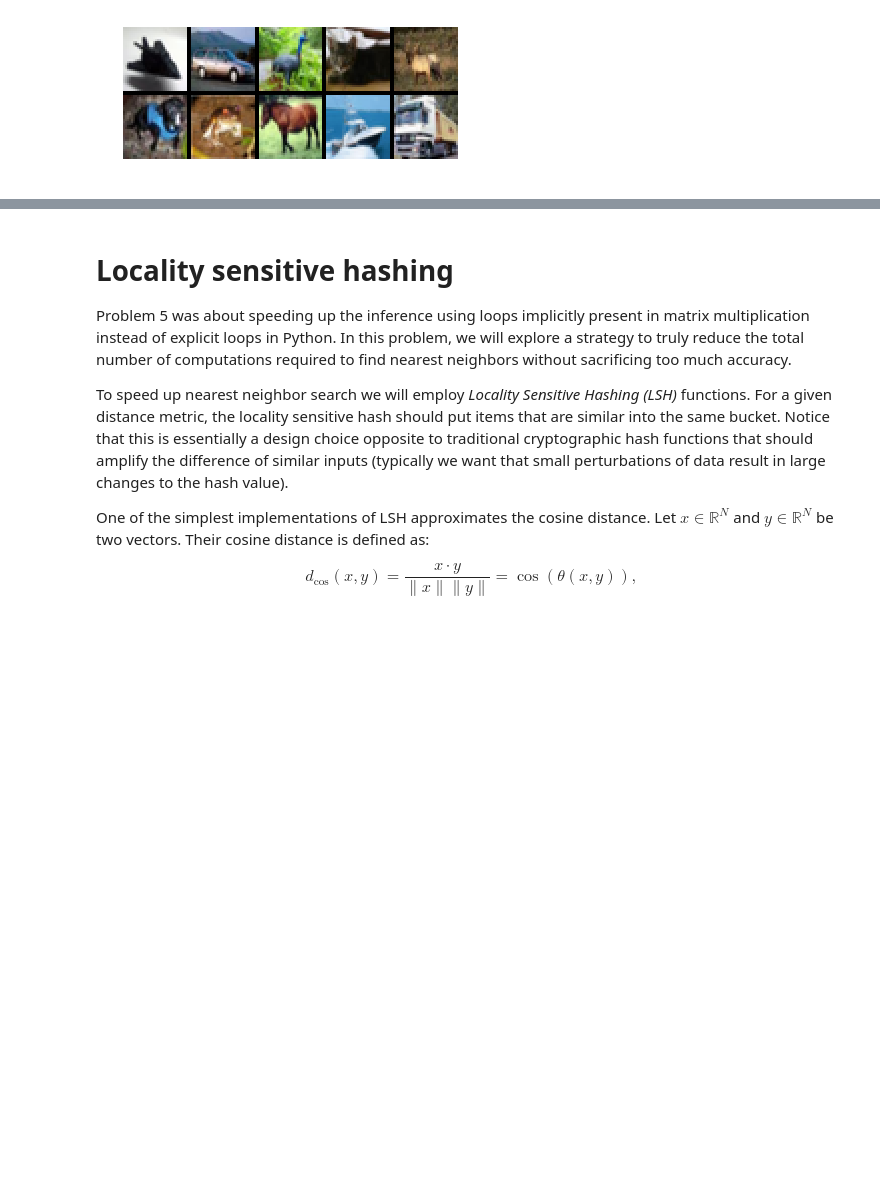
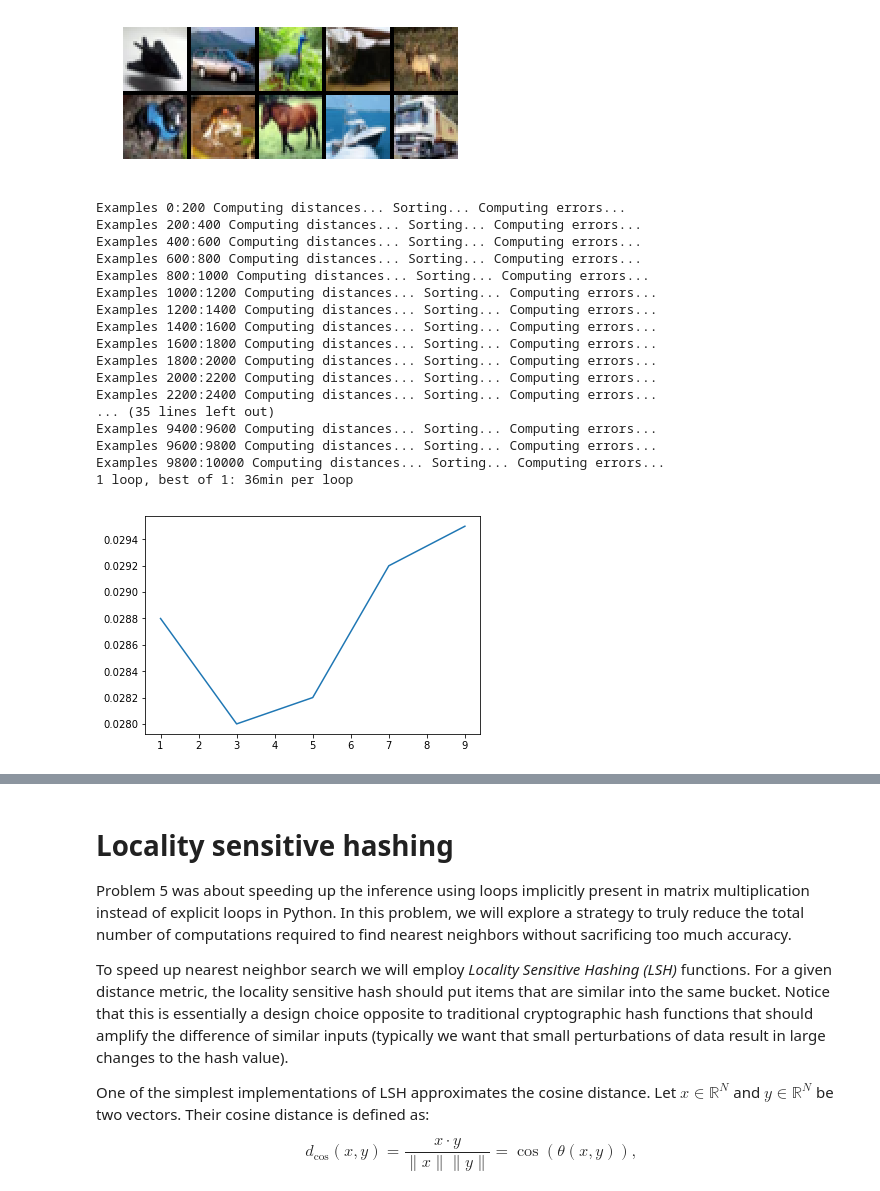
Before and after one commit to swistak35/nn_assignments, a Jupyter notebook: assignment1/Assignment1.ipynb, the cells around one changed output, grey strips where cells are left out. Saved outputs shown, nothing was run; the diff lists cells and outputs as text; code cells hidden in the pictures; blank space fills up the shorter version.

```diff
--- a/assignment1/Assignment1.ipynb
+++ b/assignment1/Assignment1.ipynb
@@ -463,34 +480,63 @@ def KNN(train_X, train_Y, test_X, test_Y, ks, batch_size=200):
     for i in xrange(0,test_Y.shape[0], batch_size):
         batch_X = test_X[i:i + batch_size]
         batch_Y = test_Y[i:i + batch_size]
-        print "Examples %d:%d Computing distances... " %(i,i+batch_size),
+        print("Examples %d:%d Computing distances... " %(i,i+batch_size), end='')
 
-        #
-        # TODO: fill in an efficient distance matrix computation
-        #
-        dists = TODO
+        #Solution 1 - only numpy, but slower and more memory-hungry
+        #x1 = np.repeat(mnist_train_X, batch_X.shape[0], axis = 0)
+        #y1 = np.tile(batch_X, (mnist_train_X.shape[0], 1))
+        #dists = np.sum(np.square(x1 - y1), axis = 1).reshape(mnist_train_X.shape[0],batch_X.shape[0])
+        #Solution 2 - using python for loops
+        dists = np.array([ np.sum(np.square(train_X - p), axis=1) for p in batch_X ]).T
 
-        print "Sorting... ",
+        # Solution 3 - prepopulating empty numpy array - surprisingly, slower than solution 2
+        # dists = np.empty((batch_X.shape[0], mnist_train_X.shape[0]))
+        # for (i,p) in enumerate(batch_X):
+        #     dists[i] = np.sum(np.square(mnist_train_X - p), axis=1)
+        # dists = dists.T
+
+
+        print("Sorting... ", end='')
         closest = np.argsort(dists,0)
 
-        print "Computing errors..."
+        print("Computing errors...")
         targets = train_Y[closest]
 
         for ki,k in enumerate(ks):
             predictions, unused_counts = mode(targets[:k,:], axis=0)
             predictions = predictions.ravel()
-            #
-            # TODO: fill in error count computation
-            #
-            errs[ki] += TODO
+
+            errs[ki] += np.sum(batch_Y != predictions)
 
     errs /= test_Y.shape
     return np.vstack((ks, errs))
 # %%
-# Now find the best k on the validation set
+%%timeit -r1 -n1
 
-mnist_validation_errs = KNN(mnist_train_X, mnist_train_Y, mnist_valid_X, mnist_valid_Y, [1,3,5,7,9])
+limiter = 10000
+mnist_valid_X_limited = mnist_valid_X[:limiter,:]
+mnist_valid_Y_limited = mnist_valid_Y[:limiter]
+mnist_validation_errs = KNN(mnist_train_X, mnist_train_Y, mnist_valid_X_limited, mnist_valid_Y_limited, [1,3,5,7,9], batch_size = 200)
 plot(mnist_validation_errs[0,:], mnist_validation_errs[1,:])
+# %% [output]
+Examples 0:200 Computing distances... Sorting... Computing errors...
+Examples 200:400 Computing distances... Sorting... Computing errors...
+Examples 400:600 Computing distances... Sorting... Computing errors...
+Examples 600:800 Computing distances... Sorting... Computing errors...
+Examples 800:1000 Computing distances... Sorting... Computing errors...
+Examples 1000:1200 Computing distances... Sorting... Computing errors...
+Examples 1200:1400 Computing distances... Sorting... Computing errors...
+Examples 1400:1600 Computing distances... Sorting... Computing errors...
+Examples 1600:1800 Computing distances... Sorting... Computing errors...
+Examples 1800:2000 Computing distances... Sorting... Computing errors...
+Examples 2000:2200 Computing distances... Sorting... Computing errors...
+Examples 2200:2400 Computing distances... Sorting... Computing errors...
+... (35 lines left out)
+Examples 9400:9600 Computing distances... Sorting... Computing errors...
+Examples 9600:9800 Computing distances... Sorting... Computing errors...
+Examples 9800:10000 Computing distances... Sorting... Computing errors...
+1 loop, best of 1: 36min per loop
+[figure, added]
 # %%
 # Now use the best k to compute the test error
 
```
Also changed, not shown: parts of 21 cells of this notebook.
